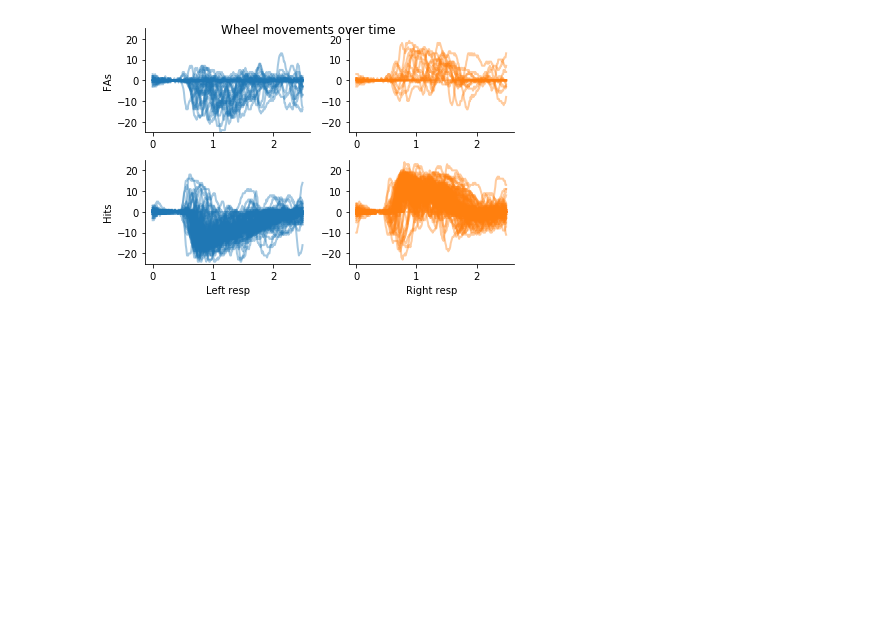
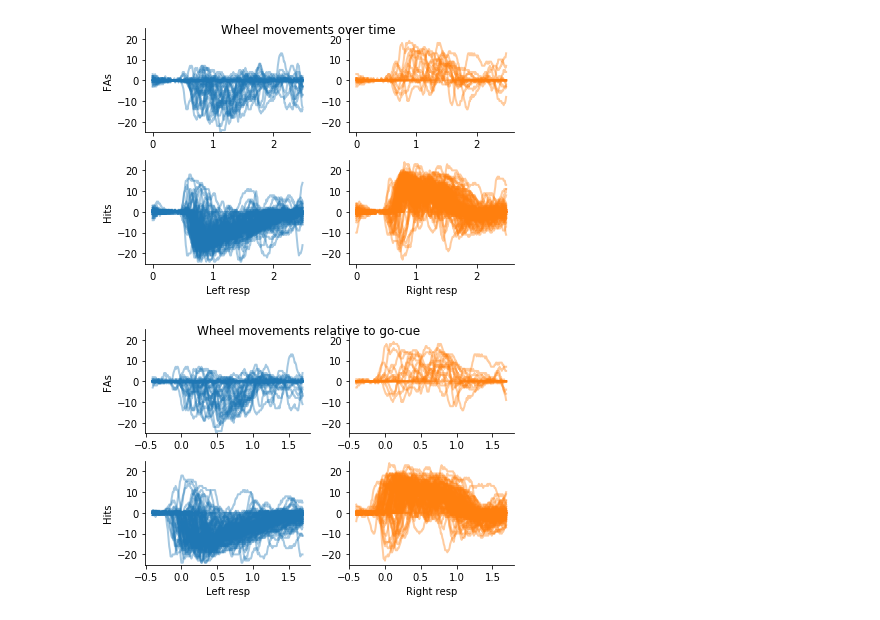
Before and after one commit to KceniaB/NMA_project, a Jupyter notebook: sam/Steinmetz_example_playground.ipynb, the cells around one changed output. Drawn from its saved outputs; the diff is of its cells as text; code cells hidden in the pictures; blank space fills up the shorter version.

```diff
--- a/sam/Steinmetz_example_playground.ipynb
+++ b/sam/Steinmetz_example_playground.ipynb
@@ -172,30 +194,30 @@ resp_time = dat['response_time']
 resp_time_idx = np.round((resp_time/0.01))
 resp_time_idx.astype(int)
 
-wheelpos = wheelpos_raw
+#wheelpos = wheelpos_raw
 
 plt.figure(figsize=[6,4])
 
 plt.subplot(221)
-plt.plot(wheelpos[np.where(trls_NL)].T,cols[0],alpha=.4,linewidth=2)
+plt.plot(wheelpos_raw[np.where(trls_NL)].T,cols[0],alpha=.4,linewidth=2)
 plt.ylim(-25,25)
 plt.xticks([0,100,200],[0,1,2])
 plt.ylabel('FAs')
 
 plt.subplot(222)
-plt.plot(wheelpos[np.where(trls_NR)].T,cols[1],alpha=.4,linewidth=2)
+plt.plot(wheelpos_raw[np.where(trls_NR)].T,cols[1],alpha=.4,linewidth=2)
 plt.xticks([0,100,200],[0,1,2])
 plt.ylim(-25,25)
 
 plt.subplot(223)
-plt.plot(wheelpos[np.where(trls_GL)].T,cols[0],alpha=.4,linewidth=2)
+plt.plot(wheelpos_raw[np.where(trls_GL)].T,cols[0],alpha=.4,linewidth=2)
 plt.ylim(-25,25)
 plt.xticks([0,100,200],[0,1,2])
 plt.xlabel('Left resp')
 plt.ylabel('Hits')
 
 plt.subplot(224)
-plt.plot(wheelpos[np.where(trls_GR)].T,cols[1],alpha=.4,linewidth=2)
+plt.plot(wheelpos_raw[np.where(trls_GR)].T,cols[1],alpha=.4,linewidth=2)
 plt.ylim(-25,25)
 plt.xticks([0,100,200],[0,1,2])
 plt.xlabel('Right resp')
@@ -205,3 +227,41 @@ plt.suptitle("Wheel movements over time")
 plt.show()
 # %% [output]
 [figure]
+# %%
+cols = plt.rcParams['axes.prop_cycle'].by_key()['color']
+trls_NR = nogo_no*(response==1)
+trls_NL = nogo_no*(response==-1)
+trls_GR = ~nogo_no*(response==1)
+trls_GL = ~nogo_no*(response==-1)
+
+resp_time = dat['response_time']
+resp_time_idx = np.round((resp_time/binsize))
+resp_time_idx.astype(int)
+
+plt.figure(figsize=[6,4])
+
+plt.subplot(221)
+plt.plot(t,wheelpos[np.where(trls_NL)].T,cols[0],alpha=.4,linewidth=2)
+plt.ylim(-25,25)
+plt.ylabel('FAs')
+
+plt.subplot(222)
+plt.plot(t,wheelpos[np.where(trls_NR)].T,cols[1],alpha=.4,linewidth=2)
+plt.ylim(-25,25)
+
+plt.subplot(223)
+plt.plot(t,wheelpos[np.where(trls_GL)].T,cols[0],alpha=.4,linewidth=2)
+plt.ylim(-25,25)
+plt.xlabel('Left resp')
+plt.ylabel('Hits')
+
+plt.subplot(224)
+plt.plot(t,wheelpos[np.where(trls_GR)].T,cols[1],alpha=.4,linewidth=2)
+plt.ylim(-25,25)
+plt.xlabel('Right resp')
+
+plt.suptitle("Wheel movements relative to go-cue")
+
+plt.show()
+# %% [output]
+[figure, added]
```
Also changed, not shown: parts of 2 cells of this notebook.
